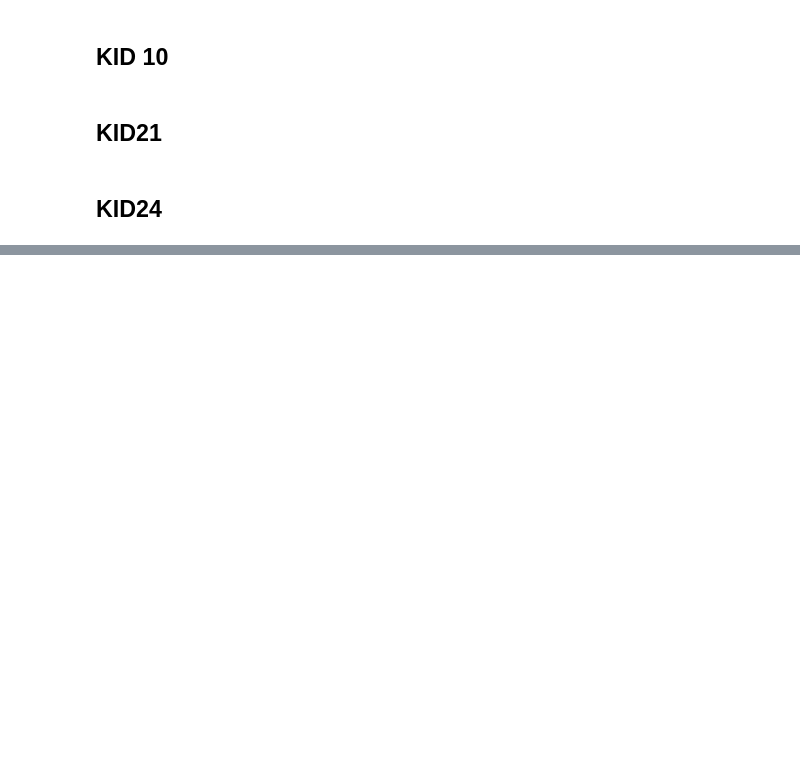
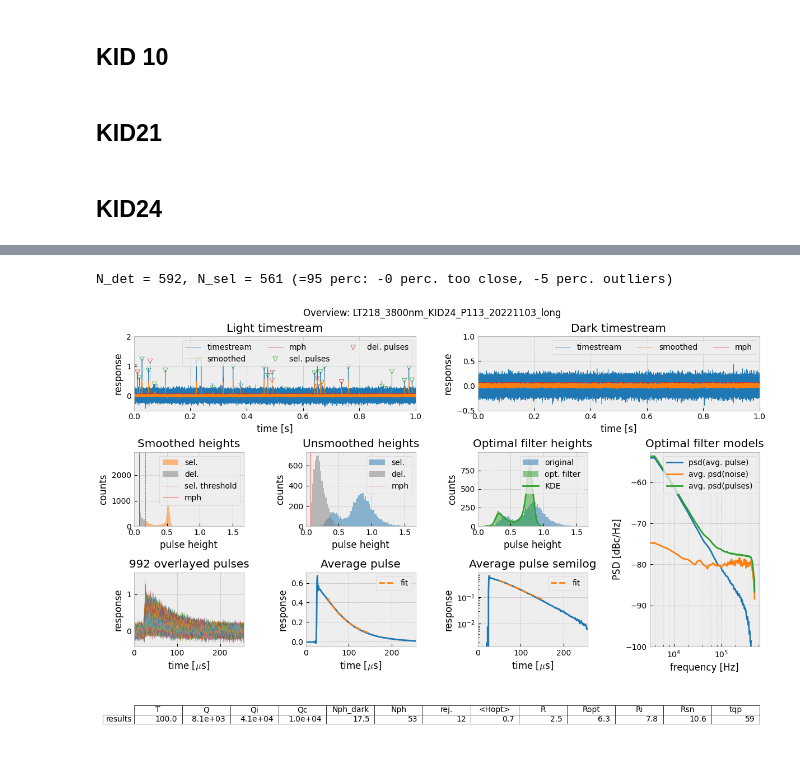
Before and after one commit to wilbertras/python-pulse-analysis, a Jupyter notebook: Data analysis scripts/LT218_38um.ipynb, the cells around one changed output, grey strips where cells are left out. Saved outputs shown, nothing was run; the diff lists cells and outputs as text; code cells hidden in the pictures; blank space fills up the shorter version.

```diff
--- a/Data analysis scripts/LT218_38um.ipynb
+++ b/Data analysis scripts/LT218_38um.ipynb
@@ -39,0 +108,6 @@ mkid.overview(settings, f, redo_peak_model=True, save=False, figpath='../Results
+# %%
+# the mkid.overview attribute does the full pulse analysis and provides an overview plot of all the relevant parameters
+mkid.overview(settings, f, redo_peak_model=False, save=True, figpath='../Results/')
+# %% [output]
+N_det = 592, N_sel = 561 (=95 perc: -0 perc. too close, -5 perc. outliers)
+[figure, added]
```
Also changed, not shown: parts of 11 cells of this notebook, 10 other files.
